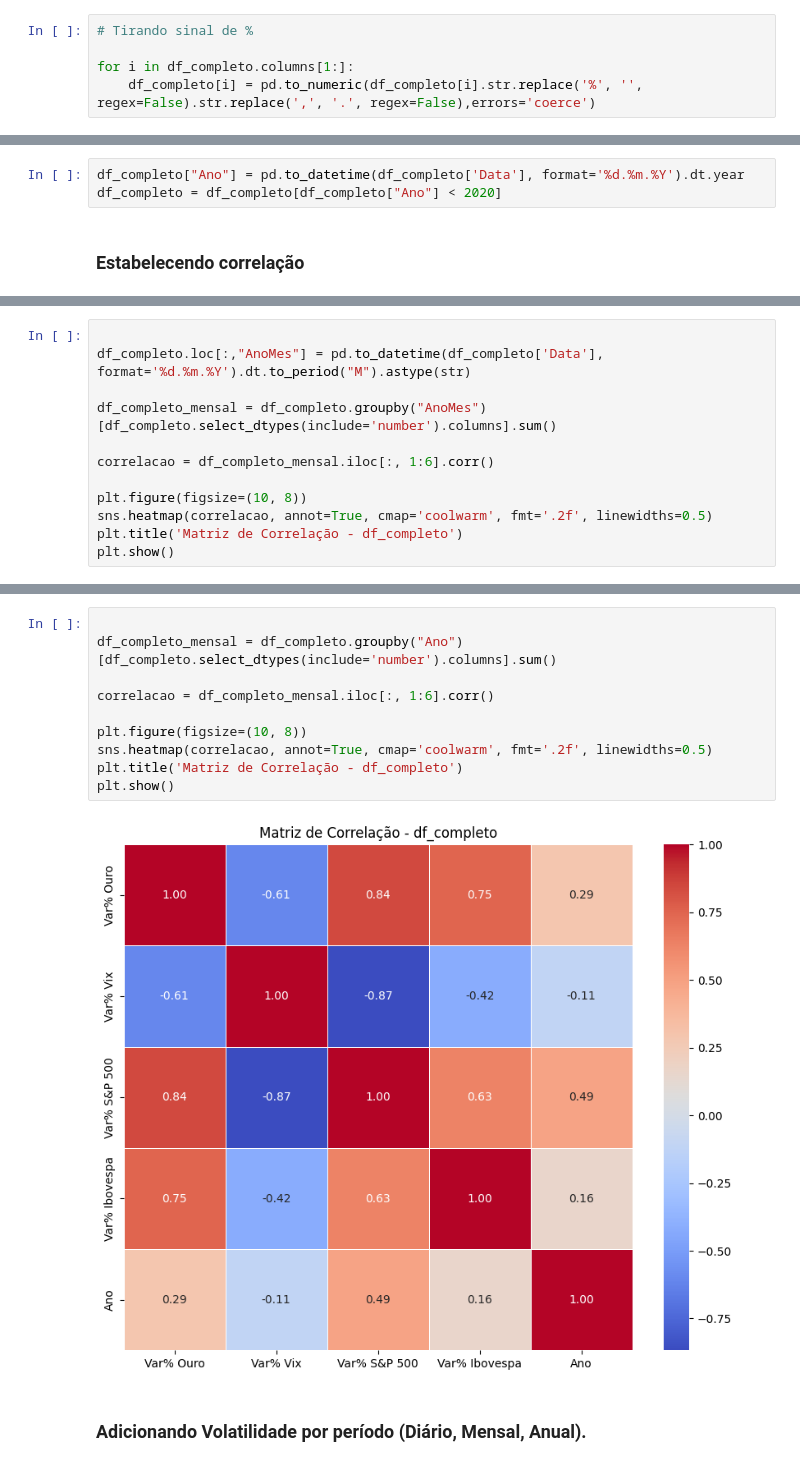
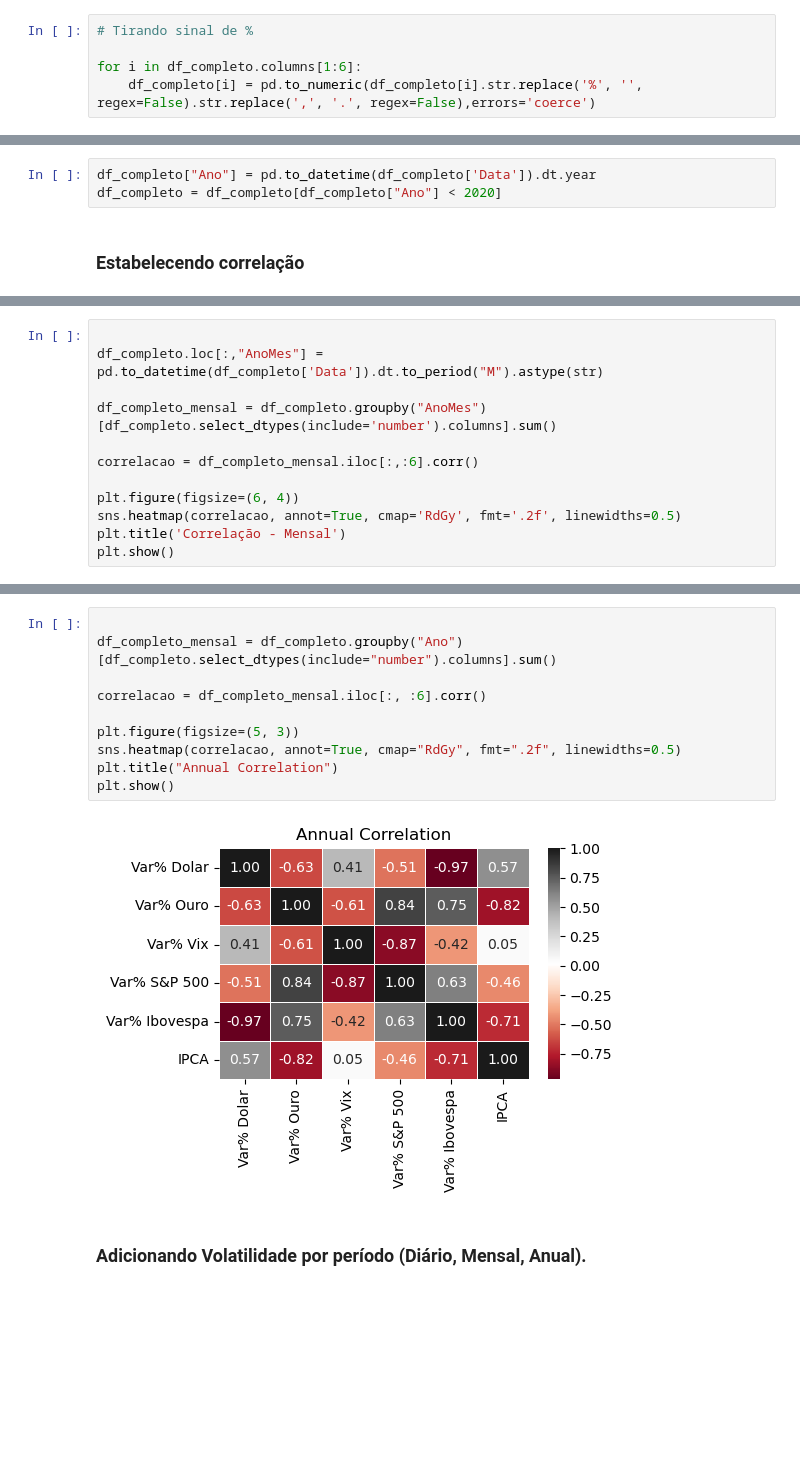
Before and after one commit to Ramon09-m/DESAFIO-ESTAGIO, a Jupyter notebook: riscos.ipynb, the cells around one changed output, grey strips where cells are left out. Drawn from its saved outputs; the diff is of its cells as text; blank space fills up the shorter version.

```diff
--- a/riscos.ipynb
+++ b/riscos.ipynb
@@ -45,12 +75,12 @@ df_completo
 # %%
 # Tirando sinal de %
 
-for i in df_completo.columns[1:]:
+for i in df_completo.columns[1:6]:
     df_completo[i] = pd.to_numeric(df_completo[i].str.replace('%', '', regex=False).str.replace(',', '.', regex=False),errors='coerce')
 # %%
 df = df_completo.copy()
 # %%
-df_completo["Ano"] = pd.to_datetime(df_completo['Data'], format='%d.%m.%Y').dt.year
+df_completo["Ano"] = pd.to_datetime(df_completo['Data']).dt.year
 df_completo = df_completo[df_completo["Ano"] < 2020]
 # %% [markdown]
 ### Estabelecendo correlação
@@ -71,12 +94,0 @@ plt.show()
-# %%
-
-df_completo.loc[:,"AnoMes"] = pd.to_datetime(df_completo['Data'], format='%d.%m.%Y').dt.to_period("M").astype(str)
-
-df_completo_mensal = df_completo.groupby("AnoMes")[df_completo.select_dtypes(include='number').columns].sum()
-
-correlacao = df_completo_mensal.iloc[:, 1:6].corr()
-
-plt.figure(figsize=(10, 8))
-sns.heatmap(correlacao, annot=True, cmap='coolwarm', fmt='.2f', linewidths=0.5)
-plt.title('Matriz de Correlação - df_completo')
-plt.show()
@@ -89,0 +97,12 @@ See the caveats in the documentation: https://pandas.pydata.org/pandas-docs/stab
+# %%
+
+df_completo.loc[:,"AnoMes"] = pd.to_datetime(df_completo['Data']).dt.to_period("M").astype(str)
+
+df_completo_mensal = df_completo.groupby("AnoMes")[df_completo.select_dtypes(include='number').columns].sum()
+
+correlacao = df_completo_mensal.iloc[:,:6].corr()
+
+plt.figure(figsize=(6, 4))
+sns.heatmap(correlacao, annot=True, cmap='RdGy', fmt='.2f', linewidths=0.5)
+plt.title('Correlação - Mensal')
+plt.show()
@@ -90,14 +111,14 @@ See the caveats in the documentation: https://pandas.pydata.org/pandas-docs/stab
 # %%
 
-df_completo_mensal = df_completo.groupby("Ano")[df_completo.select_dtypes(include='number').columns].sum()
+df_completo_mensal = df_completo.groupby("Ano")[df_completo.select_dtypes(include="number").columns].sum()
 
-correlacao = df_completo_mensal.iloc[:, 1:6].corr()
+correlacao = df_completo_mensal.iloc[:, :6].corr()
 
-plt.figure(figsize=(10, 8))
-sns.heatmap(correlacao, annot=True, cmap='coolwarm', fmt='.2f', linewidths=0.5)
-plt.title('Matriz de Correlação - df_completo')
+plt.figure(figsize=(5, 3))
+sns.heatmap(correlacao, annot=True, cmap="RdGy", fmt=".2f", linewidths=0.5)
+plt.title("Annual Correlation")
 plt.show()
 # %% [output]
-[figure, old version]
+[figure, new version]
 # %% [markdown]
 ### Adicionando Volatilidade por período (Diário, Mensal, Anual).
```
Also changed, not shown: parts of 37 cells of this notebook, 10 other files.
